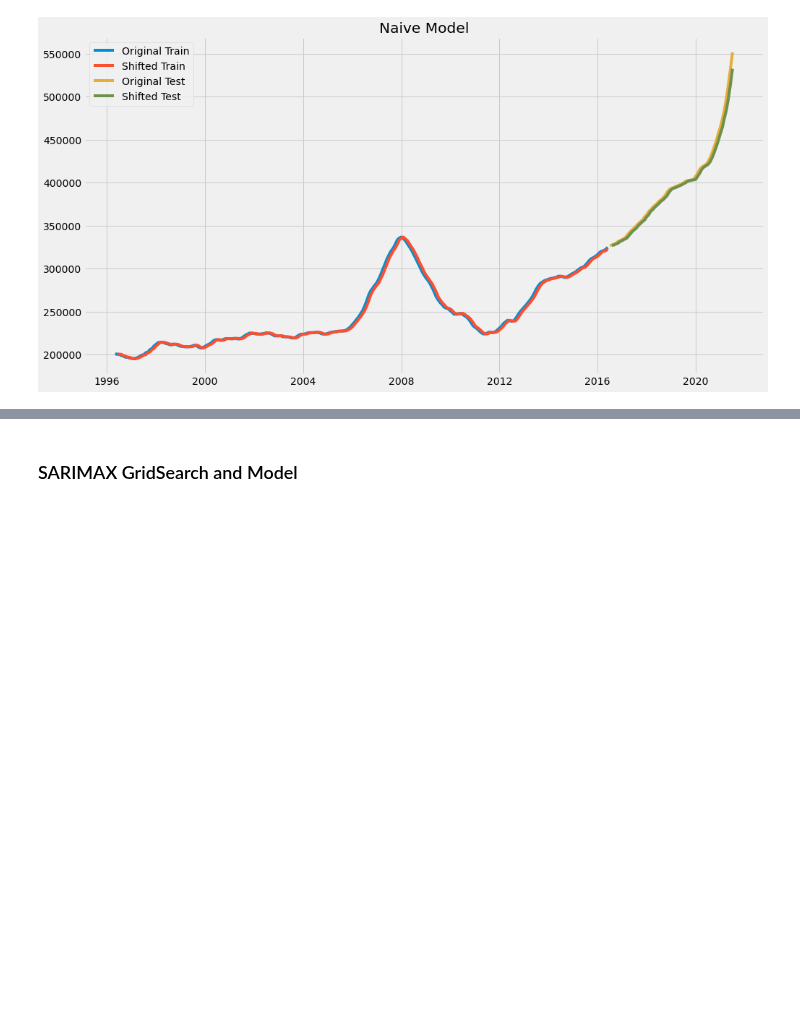
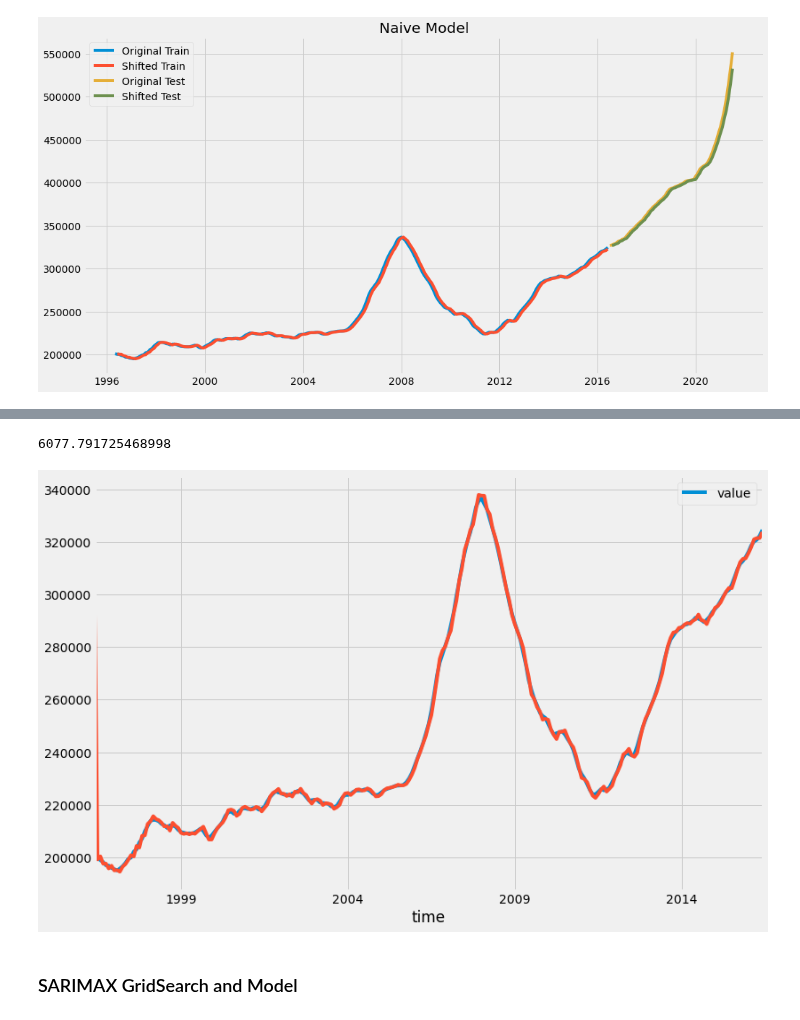
Before and after one commit to fivearm/Phase_4_Project, a Jupyter notebook: Saratoga Springs_UT_84045.ipynb, the cells around one changed output, grey strips where cells are left out. Saved outputs shown, nothing was run; the diff lists cells and outputs as text; code cells hidden in the pictures; blank space fills up the shorter version.

```diff
--- a/Saratoga Springs_UT_84045.ipynb
+++ b/Saratoga Springs_UT_84045.ipynb
@@ -141,3 +212,17 @@ The Naive Model RMSE for the test data is: 5587.37
+# %%
+sarimax_model = SARIMAX(train, order=(1,1,1), seasonal_order=(0,0,0,12),
+                       enforce_stationarity=False, enforce_invertability=False).fit()
+yhat_train = sarimax_model.predict(type='levels')
+RMSE = np.sqrt(mean_squared_error(train[1:], yhat_train[1:]))
+RMSE
+# %% [output]
+6077.791725468998
+# %%
+fig, ax = plt.subplots(figsize=(12,8))
+train[1:].plot(ax=ax)
+yhat_train[1:].plot(ax=ax);
+# %% [output]
+[figure, added]
 # %% [markdown]
 ### SARIMAX GridSearch and Model
 # %%
```
Also changed, not shown: parts of 28 cells of this notebook, 2 other files.
